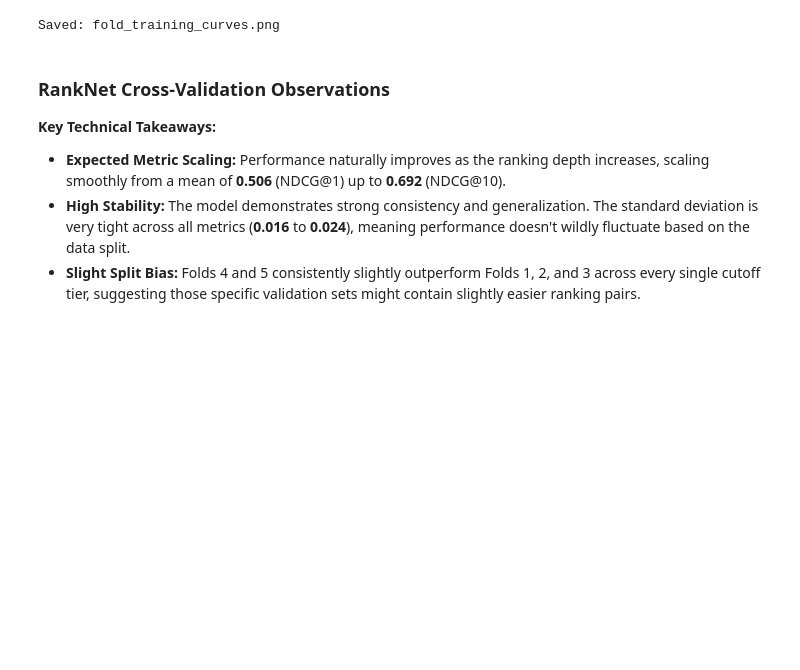
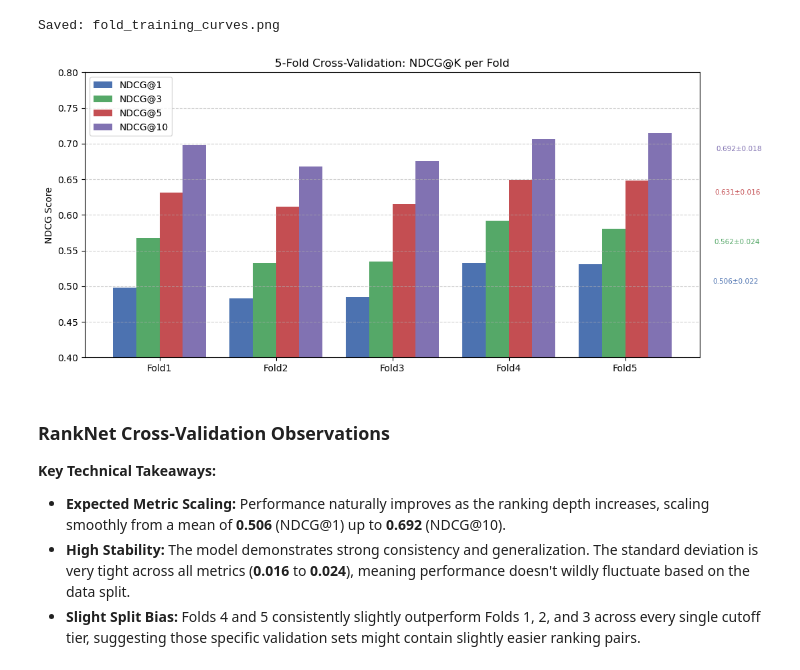
Before and after one commit to navaneeswar854/Learning-To-Rank-for-Search, a Jupyter notebook: week3/notebooks/RankNet.ipynb, the cells around one changed output. Saved outputs shown, nothing was run; the diff lists cells and outputs as text; code cells hidden in the pictures; blank space fills up the shorter version.

```diff
--- a/week3/notebooks/RankNet.ipynb
+++ b/week3/notebooks/RankNet.ipynb
@@ -1246,6 +1312,35 @@ print("Saved: fold_training_curves.png")
 # %% [output]
 [figure]
 Saved: fold_training_curves.png
+# %%
+folds = ['Fold1', 'Fold2', 'Fold3', 'Fold4', 'Fold5']
+cv_results = {
+    'NDCG@1':  [0.498, 0.483, 0.485, 0.533, 0.531],
+    'NDCG@3':  [0.567, 0.533, 0.535, 0.592, 0.581],
+    'NDCG@5':  [0.631, 0.612, 0.615, 0.649, 0.648],
+    'NDCG@10': [0.698, 0.668, 0.675, 0.706, 0.715],
+}
+means = [0.506, 0.562, 0.631, 0.692]
+stds  = [0.022, 0.024, 0.016, 0.018]
+
+x = np.arange(len(folds)); width = 0.2
+colors = ['#4C72B0','#55A868','#C44E52','#8172B2']
+fig, ax = plt.subplots(figsize=(11, 5))
+for i, (metric, scores) in enumerate(cv_results.items()):
+    ax.bar(x + i*width, scores, width, label=metric, color=colors[i])
+ax.set_xticks(x + width*1.5); ax.set_xticklabels(folds)
+ax.set_ylabel('NDCG Score')
+ax.set_title('5-Fold Cross-Validation: NDCG@K per Fold')
+ax.set_ylim(0.4, 0.8); ax.legend(); ax.grid(axis='y', linestyle='--', alpha=0.6)
+
+# Annotate mean ± std
+for i, (m, s) in enumerate(zip(means, stds)):
+    ax.text(len(folds) + 0.05 + i*0.01, m, f'{m:.3f}±{s:.3f}',
+            fontsize=7.5, color=colors[i], va='center')
+
+plt.tight_layout(); plt.show()
+# %% [output]
+[figure, added]
 # %% [markdown]
 ### RankNet Cross-Validation Observations
 
```
Also changed, not shown: parts of 9 cells of this notebook.
